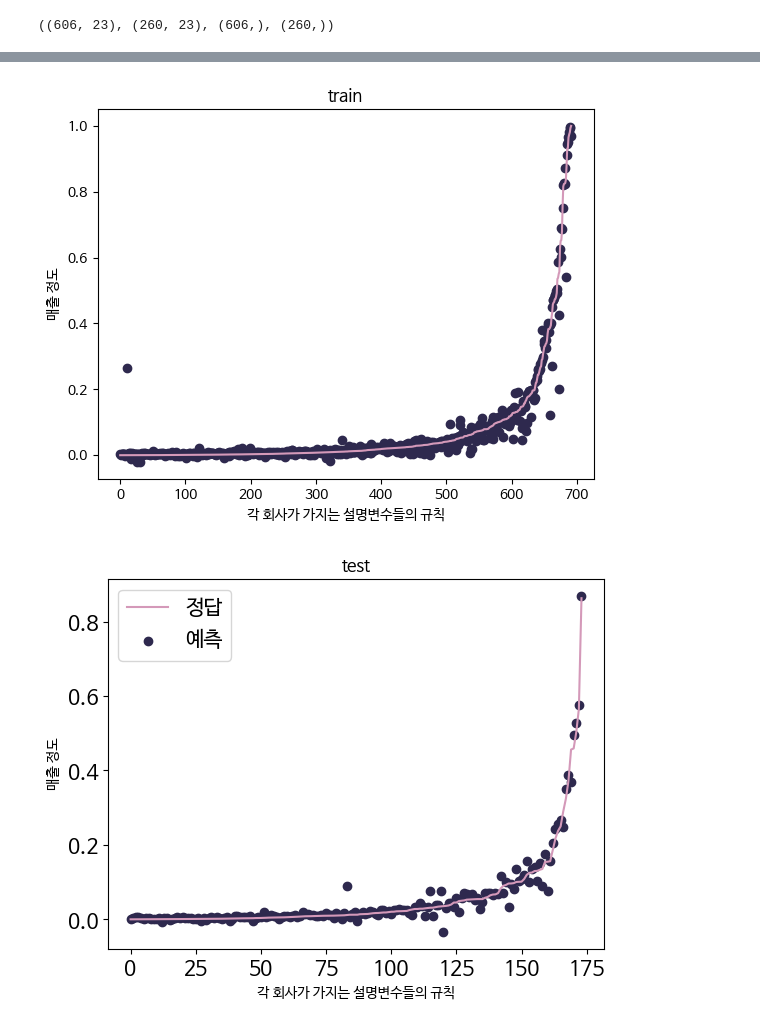
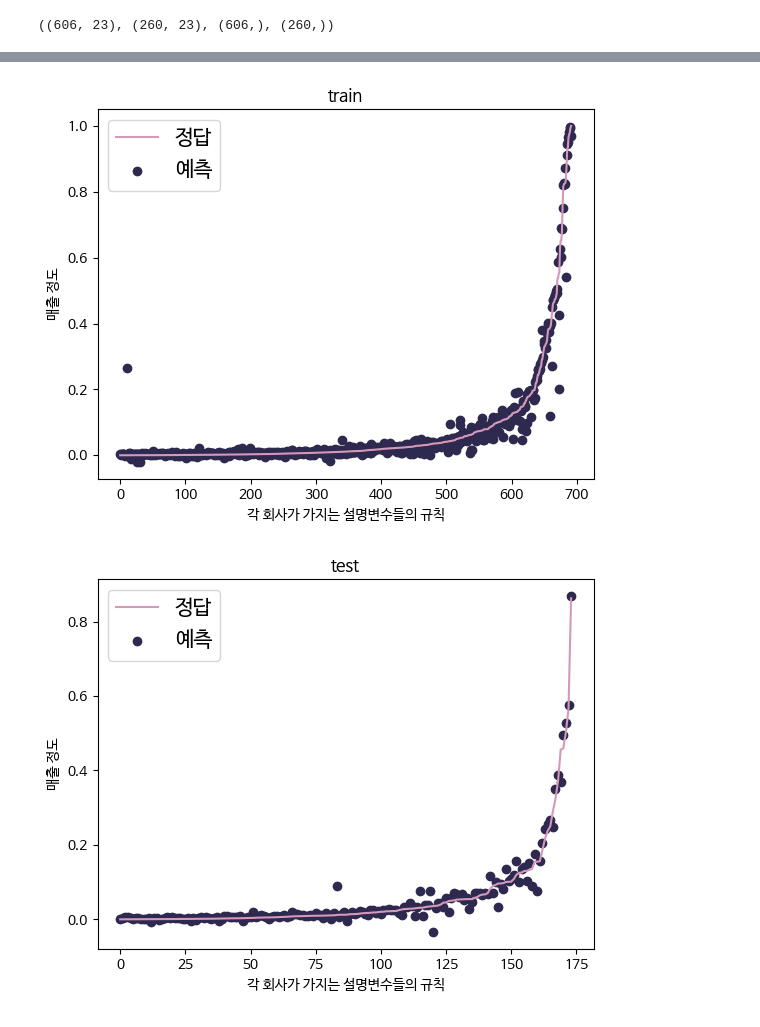
Before and after one commit to pwsgoooo/ML_predictProfit, a Jupyter notebook: ml_training.ipynb, the cells around one changed output, grey strips where cells are left out. Drawn from its saved outputs; the diff is of its cells as text; code cells hidden in the pictures.

```diff
--- a/ml_training.ipynb
+++ b/ml_training.ipynb
@@ -281,36 +284,37 @@ model = LinearRegression()
 
 X_train, X_test, y_train, y_test = train_test_split(X, s_y, test_size = 0.2, random_state = 42)
 model.fit(X_train, y_train)
 y_test_pred = model.predict(X_test)
 
 y_train_pred = model.predict(X_train)
 
 df_show = pd.DataFrame(np.concatenate([y_train.values.reshape(-1,1), y_train_pred.reshape(-1,1)], axis = 1), columns = ['y_train', 'y_train_pred'])
 df_show = df_show.sort_values(by = 'y_train').reset_index(drop=True)
 
-plt.plot(df_show['y_train'], color = '#D499B9')
-plt.scatter(df_show.index, df_show['y_train_pred'], color = '#2E294E')
+plt.plot(df_show['y_train'], color = '#D499B9', label='정답')
+plt.scatter(df_show.index, df_show['y_train_pred'], color = '#2E294E', label='예측')
 #
 plt.title('train')
 plt.xlabel('각 회사가 가지는 설명변수들의 규칙')
 plt.ylabel('매출 정도')
 #
+plt.legend(fontsize = 15)
 plt.show()
 
 df_show = pd.DataFrame(np.concatenate([y_test.values.reshape(-1,1), y_test_pred.reshape(-1,1)], axis = 1), columns = ['y_test', 'y_test_pred'])
 df_show = df_show.sort_values(by = 'y_test').reset_index(drop=True)
 
 plt.plot(df_show['y_test'], color = '#D499B9', label='정답')
 plt.scatter(df_show.index, df_show['y_test_pred'], color = '#2E294E', label='예측')
 #
 plt.title('test')
 plt.xlabel('각 회사가 가지는 설명변수들의 규칙')
 plt.ylabel('매출 정도')
 #
-plt.xticks(fontsize = 15)
-plt.yticks(fontsize = 15)
+# plt.xticks(fontsize = 15)
+# plt.yticks(fontsize = 15)
 plt.legend(fontsize = 15)
 plt.show()
 # %% [output]
-[figure, old version]
+[figure, new version]
-[figure, old version]
+[figure, new version]
```
Also changed, not shown: parts of 13 cells of this notebook, 11 other files.
